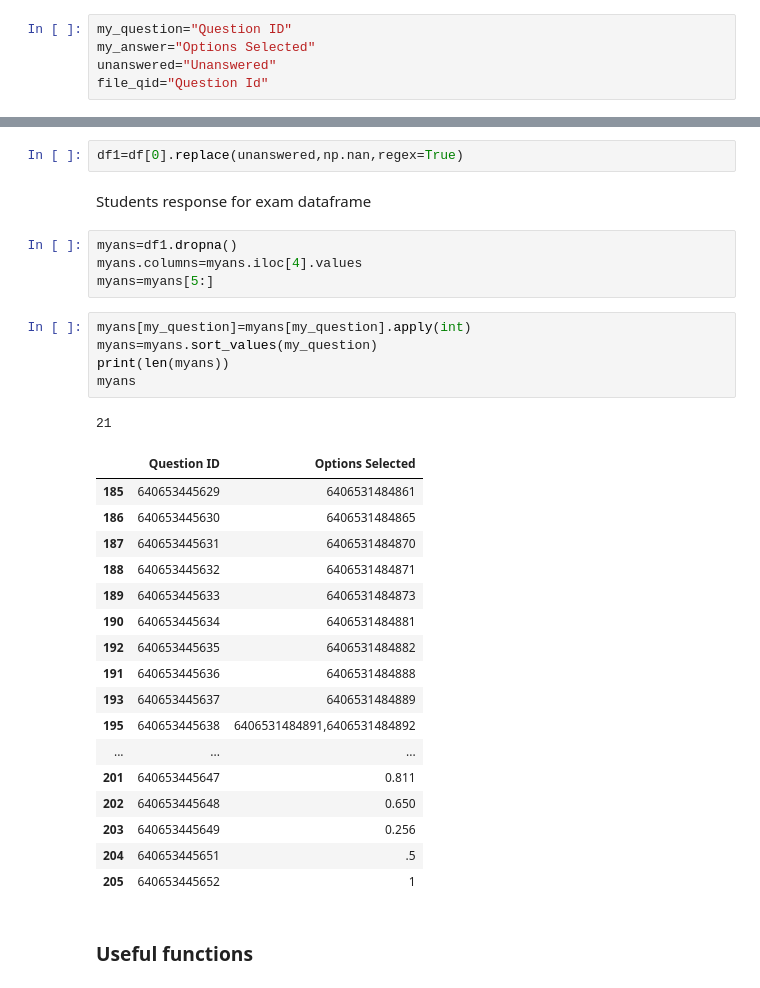
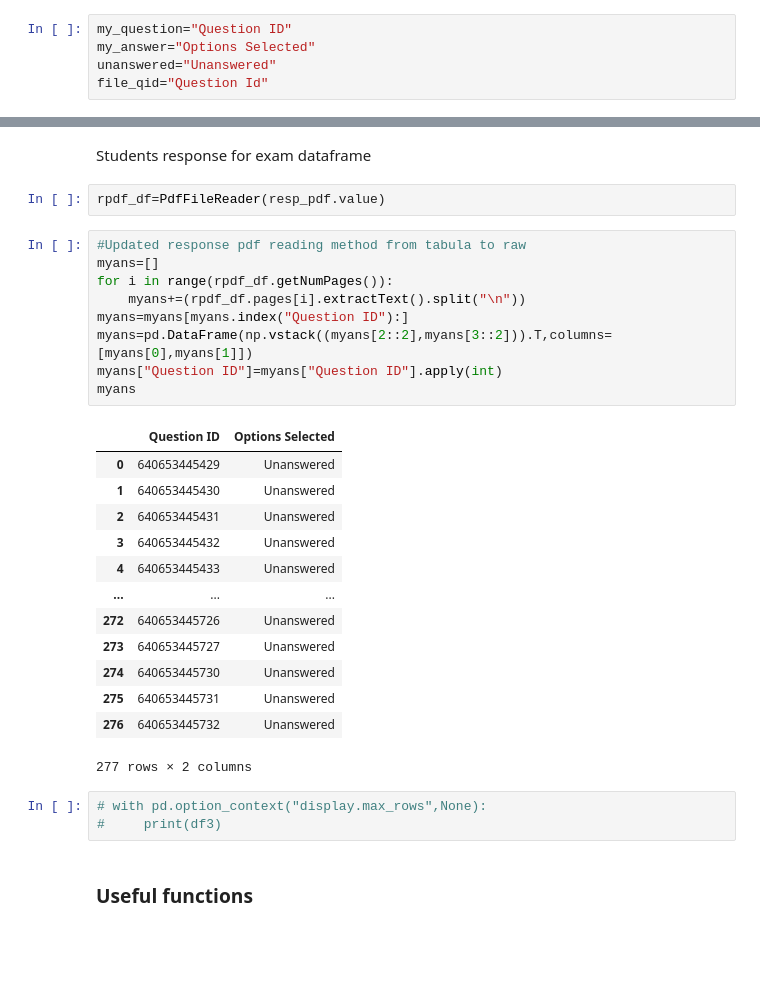
Before and after one commit to hem436/Student-s-Autograder, a Jupyter notebook: Autograder.ipynb, the cells around one changed output, grey strips where cells are left out. Saved outputs shown, nothing was run; the diff lists cells and outputs as text; blank space fills up the shorter version.

```diff
--- a/Autograder.ipynb
+++ b/Autograder.ipynb
@@ -89,35 +50,33 @@ df[0].head()
-# %%
-df1=df[0].replace(unanswered,np.nan,regex=True)
 # %% [markdown]
 Students response for exam dataframe
-# %%
-myans=df1.dropna()
-myans.columns=myans.iloc[4].values
-myans=myans[5:]
-# %%
-myans[my_question]=myans[my_question].apply(int)
-myans=myans.sort_values(my_question)
-print(len(myans))
-myans
-# %% [output]
-21
-|  | Question ID | Options Selected |
-| 185 | 640653445629 | 6406531484861 |
-| 186 | 640653445630 | 6406531484865 |
-| 187 | 640653445631 | 6406531484870 |
-| 188 | 640653445632 | 6406531484871 |
-| 189 | 640653445633 | 6406531484873 |
-| 190 | 640653445634 | 6406531484881 |
-| 192 | 640653445635 | 6406531484882 |
-| 191 | 640653445636 | 6406531484888 |
-| 193 | 640653445637 | 6406531484889 |
-| 195 | 640653445638 | 6406531484891,6406531484892 |
-| ... | ... | ... |
-| 201 | 640653445647 | 0.811 |
-| 202 | 640653445648 | 0.650 |
-| 203 | 640653445649 | 0.256 |
-| 204 | 640653445651 | .5 |
-| 205 | 640653445652 | 1 |
+# %%
+rpdf_df=PdfFileReader(resp_pdf.value)
+# %%
+#Updated response pdf reading method from tabula to raw
+myans=[]
+for i in range(rpdf_df.getNumPages()):
+    myans+=(rpdf_df.pages[i].extractText().split("\n"))
+myans=myans[myans.index("Question ID"):]
+myans=pd.DataFrame(np.vstack((myans[2::2],myans[3::2])).T,columns=[myans[0],myans[1]])
+myans["Question ID"]=myans["Question ID"].apply(int)
+myans
+# %% [output]
+|  | Question ID | Options Selected |
+| 0 | 640653445429 | Unanswered |
+| 1 | 640653445430 | Unanswered |
+| 2 | 640653445431 | Unanswered |
+| 3 | 640653445432 | Unanswered |
+| 4 | 640653445433 | Unanswered |
+| ... | ... | ... |
+| 272 | 640653445726 | Unanswered |
+| 273 | 640653445727 | Unanswered |
+| 274 | 640653445730 | Unanswered |
+| 275 | 640653445731 | Unanswered |
+| 276 | 640653445732 | Unanswered |
+277 rows × 2 columns
+# %%
+# with pd.option_context("display.max_rows",None):
+#     print(df3)
 # %% [markdown]
 ### Useful functions
 # %%
```
Also changed, not shown: parts of 20 cells of this notebook.
